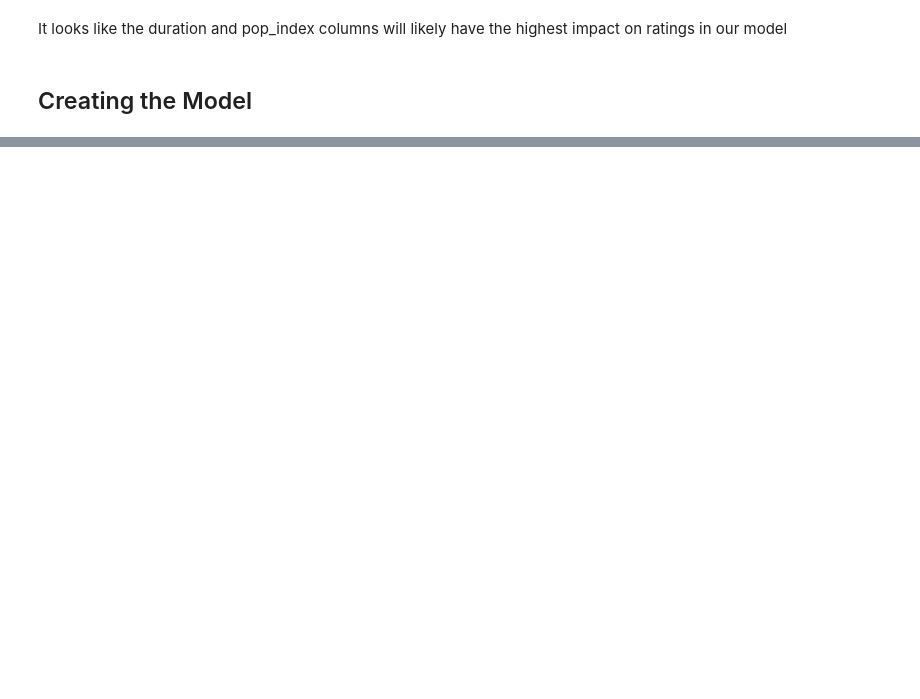
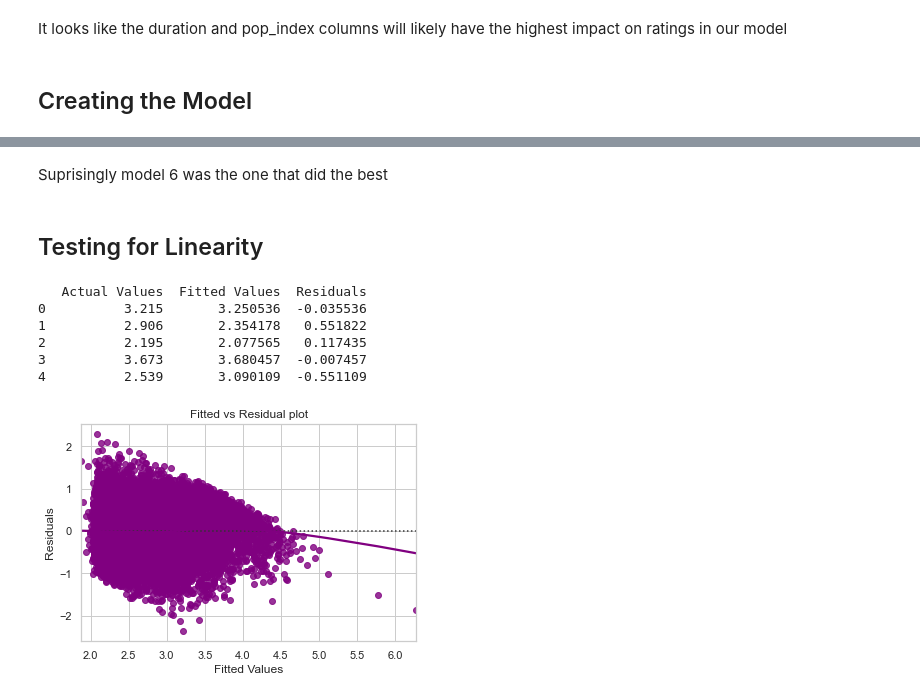
Before and after one commit to jimmybchopps/UTAustin-LinRegExtra, a Jupyter notebook: Anime.ipynb, the cells around one changed output, grey strips where cells are left out. Saved outputs shown, nothing was run; the diff lists cells and outputs as text; code cells hidden in the pictures; blank space fills up the shorter version.

```diff
--- a/Anime.ipynb
+++ b/Anime.ipynb
@@ -451,0 +592,8 @@ It looks like the duration and pop_index columns will likely have the highest im
+# %%
+X_train4 = X_train3.drop(['years_running'], axis=1)
+
+vif_series4 = pd.Series(
+    [variance_inflation_factor(X_train4.values, i) for i in range(X_train4.shape[1])],
+    index=X_train4.columns,
+)
+print("VIF values: \n\n{}\n".format(vif_series4))
@@ -451,0 +613,8 @@ It looks like the duration and pop_index columns will likely have the highest im
+# %%
+X_train5 = X_train4.drop(['wantWatch'], axis=1)
+
+vif_series5 = pd.Series(
+    [variance_inflation_factor(X_train5.values, i) for i in range(X_train5.shape[1])],
+    index=X_train5.columns,
+)
+print("VIF values: \n\n{}\n".format(vif_series5))
@@ -451,0 +656,5 @@ It looks like the duration and pop_index columns will likely have the highest im
+# %%
+X_train6 = X_train5.drop(['studios_colab'], axis=1)
+olsmod6 = sm.OLS(y_train, X_train6)
+olsres6 = olsmod6.fit()
+print(olsres6.summary())
@@ -451,0 +727,30 @@ It looks like the duration and pop_index columns will likely have the highest im
+# %% [markdown]
+Suprisingly model 6 was the one that did the best
+# %% [markdown]
+## Testing for Linearity
+# %%
+df_pred = pd.DataFrame()
+
+df_pred["Actual Values"] = y_train.values.flatten()  # actual values
+df_pred["Fitted Values"] = olsres6.fittedvalues.values  # predicted values
+df_pred["Residuals"] = olsres6.resid.values  # residuals
+
+print(df_pred.head())
+
+# let us plot the fitted values vs residuals
+sns.set_style("whitegrid")
+sns.residplot(
+    data=df_pred, x="Fitted Values", y="Residuals", color="purple", lowess=True
+)
+plt.xlabel("Fitted Values")
+plt.ylabel("Residuals")
+plt.title("Fitted vs Residual plot")
+plt.show()
+# %% [output]
+   Actual Values  Fitted Values  Residuals
+0          3.215       3.250536  -0.035536
+1          2.906       2.354178   0.551822
+2          2.195       2.077565   0.117435
+3          3.673       3.680457  -0.007457
+4          2.539       3.090109  -0.551109
+[figure, added]
```
Also changed, not shown: parts of 34 cells of this notebook.
